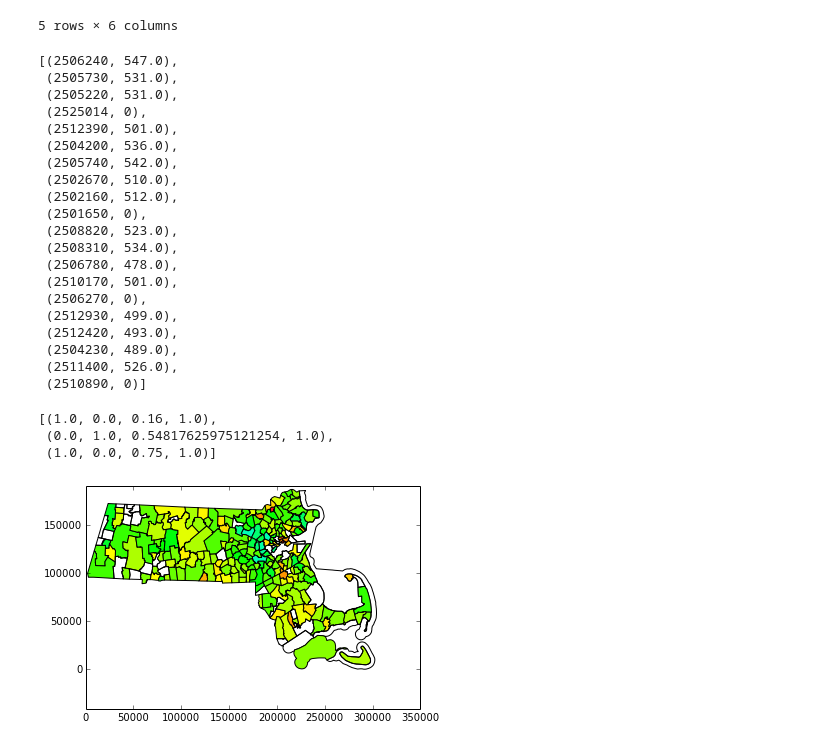
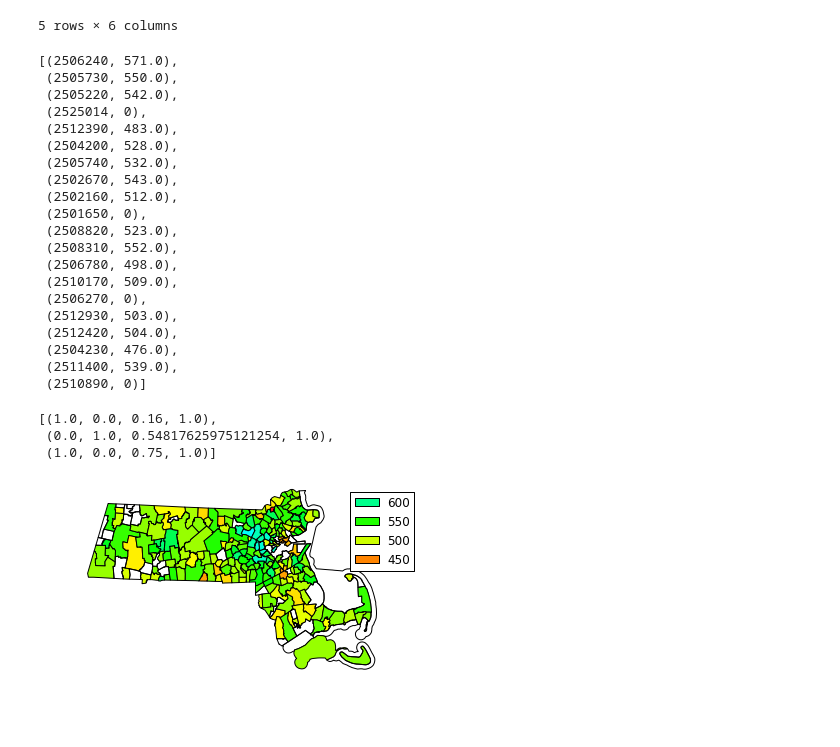
Before and after one commit to ohnorobo/massedu, a Jupyter notebook: massedu.ipynb, the cells around one changed output. Drawn from its saved outputs; the diff is of its cells as text; code cells hidden in the pictures.

Commit message:
removing axes, adding legend and title

```diff
--- a/massedu.ipynb
+++ b/massedu.ipynb
@@ -229,28 +229,28 @@ def get_values(frame, column_name, dist_column_name="ORG_CODE"):
 
     return d
 
-values = get_values(sats_all_2005, 'SAT_READ')
+values = get_values(sats_all_2005, 'SAT_MATH')
 list(values.iteritems())[:20]
 # %% [output]
-[(2506240, 547.0),
- (2505730, 531.0),
- (2505220, 531.0),
+[(2506240, 571.0),
+ (2505730, 550.0),
+ (2505220, 542.0),
  (2525014, 0),
- (2512390, 501.0),
- (2504200, 536.0),
- (2505740, 542.0),
- (2502670, 510.0),
+ (2512390, 483.0),
+ (2504200, 528.0),
+ (2505740, 532.0),
+ (2502670, 543.0),
  (2502160, 512.0),
  (2501650, 0),
  (2508820, 523.0),
- (2508310, 534.0),
- (2506780, 478.0),
- (2510170, 501.0),
+ (2508310, 552.0),
+ (2506780, 498.0),
+ (2510170, 509.0),
  (2506270, 0),
- (2512930, 499.0),
- (2512420, 493.0),
- (2504230, 489.0),
- (2511400, 526.0),
+ (2512930, 503.0),
+ (2512420, 504.0),
+ (2504230, 476.0),
+ (2511400, 539.0),
  (2510890, 0)]
 # %%
 import matplotlib.colors as colors
@@ -268,6 +268,7 @@ scalarMap = cmx.ScalarMappable(norm=cNorm, cmap=cm)
  (1.0, 0.0, 0.75, 1.0)]
 # %%
 def graph_a_thing(shapes, values):
+    ax = plt.subplot(111)
     # shapes is the shapefile
     # values is a dict mapping of the GEOIDs in shapes to the heatmap values
 
@@ -277,32 +278,42 @@ def graph_a_thing(shapes, values):
         y = []
 
         border, info = shapes[i]
         geoid = int(info['GEOID'])
         value = values[geoid]
 
         for j in range(0,len(border)):
 
             # get x and y coordinates.
             tempx = float(border[j][0]) #x
             tempy = float(border[j][1]) #y
             x.append(tempx)
             y.append(tempy) # Populate the lists
 
         # Creates a polygon in matplotlib for each geometry in the shapefile
         if value == 0:
             color = (0.0, 0.0, 0.0, 0.0)
         else:
             color = scalarMap.to_rgba(value)
         plt.fill(x,y, fc=color)
 
     plt.axis('equal')
     # This sets the x and y axes as equal intervals.
     # NB this script will only work for projected data, for geographical
     # coordinate systems get ready to do some maths
 
     #plt.show() # Draws the map!
-    plt.savefig("state.svg", figsize=(400,200), dpi=1000)
+    plt.axis('off')
+
+    b1 = ax.bar([0, 1, 2], [0.2, 0.3, 0.1], color=scalarMap.to_rgba(600), width=0.4, align="edge")
+    b2 = ax.bar([0, 1, 2], [0.2, 0.3, 0.1], color=scalarMap.to_rgba(550), width=0.4, align="edge")
+    b3 = ax.bar([0, 1, 2], [0.2, 0.3, 0.1], color=scalarMap.to_rgba(500), width=0.4, align="edge")
+    b4 = ax.bar([0, 1, 2], [0.2, 0.3, 0.1], color=scalarMap.to_rgba(450), width=0.4, align="edge")
+
+    ax.legend([b1, b2, b3, b4], ["600", "550", "500", "450"])
+    ax.title(
+
+    plt.savefig("state.png", figsize=(600,500), dpi=500)
 
 graph_a_thing(zip(districts, districts_info), values)
 # %% [output]
-[figure, old version]
+[figure, new version]
```
Also changed, not shown: 2 other files.
